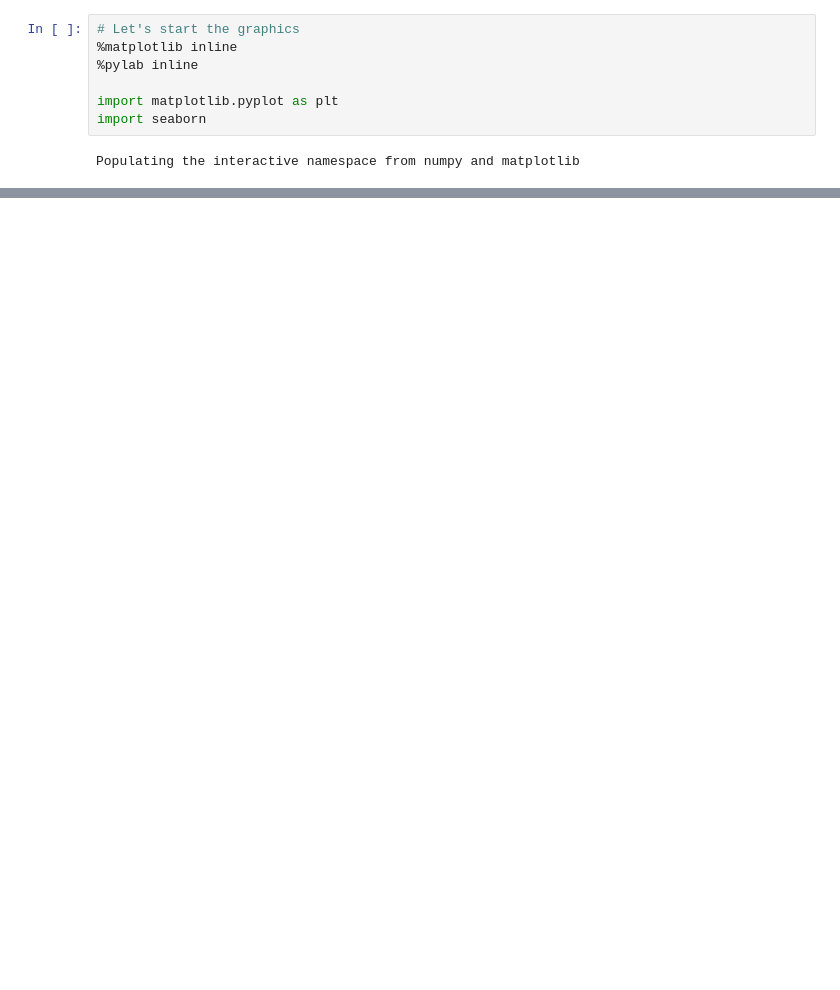
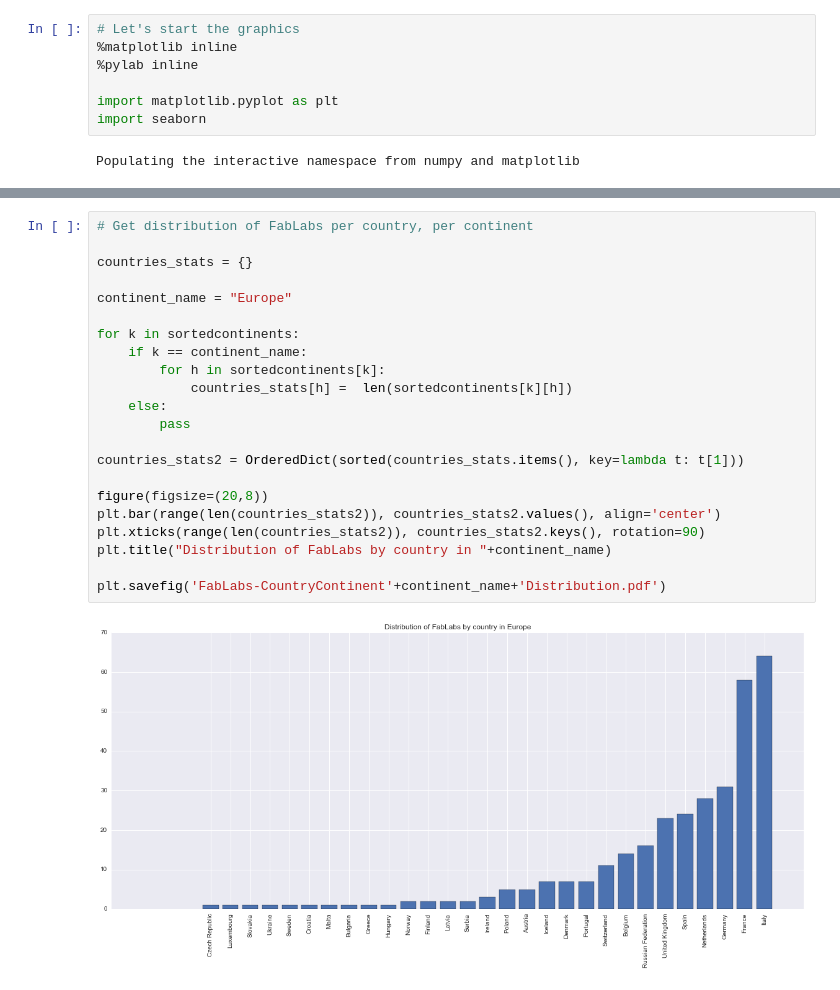
Before and after one commit to openp2pdesign/FabLab-Mapping--Python, a Jupyter notebook: Distribution of FabLabs.ipynb, the cells around one changed output, grey strips where cells are left out. Cells and saved outputs as stored; diff of their text form; blank space fills up the shorter version.

```diff
--- a/Distribution of FabLabs.ipynb
+++ b/Distribution of FabLabs.ipynb
@@ -115,3 +134,27 @@ plt.savefig('FabLabs-CountryDistribution.pdf')
+# %%
+# Get distribution of FabLabs per country, per continent
+
+countries_stats = {}
+
+continent_name = "Europe"
+
+for k in sortedcontinents:
+    if k == continent_name:
+        for h in sortedcontinents[k]:
+            countries_stats[h] =  len(sortedcontinents[k][h])
+    else:
+        pass
+
+countries_stats2 = OrderedDict(sorted(countries_stats.items(), key=lambda t: t[1]))
+
+figure(figsize=(20,8))
+plt.bar(range(len(countries_stats2)), countries_stats2.values(), align='center')
+plt.xticks(range(len(countries_stats2)), countries_stats2.keys(), rotation=90)
+plt.title("Distribution of FabLabs by country in "+continent_name)
+
+plt.savefig('FabLabs-CountryContinent'+continent_name+'Distribution.pdf')
+# %% [output]
+[figure, added]
 # %%
 # Get distribution of FabLabs per continent
 
```
Also changed, not shown: parts of 8 cells of this notebook.
